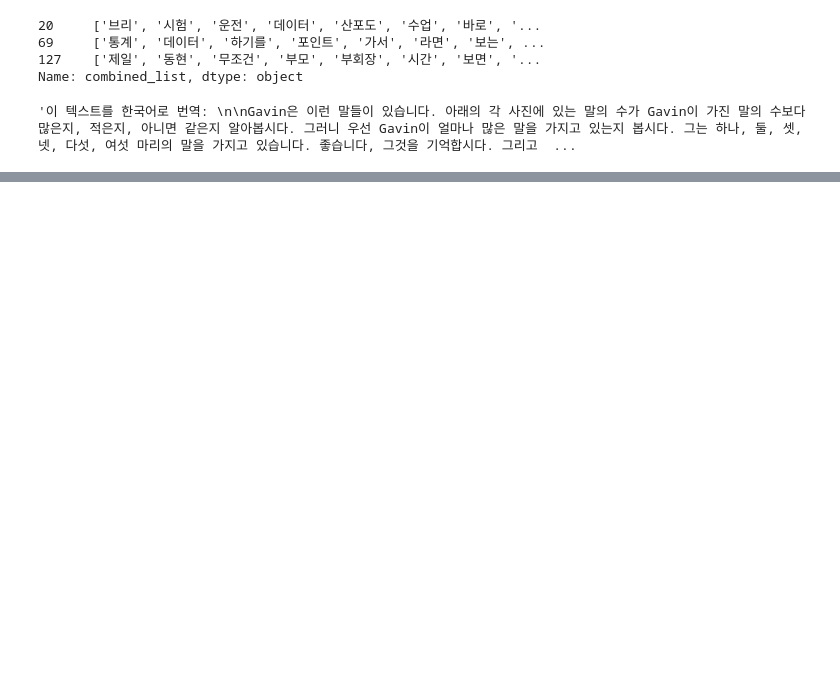
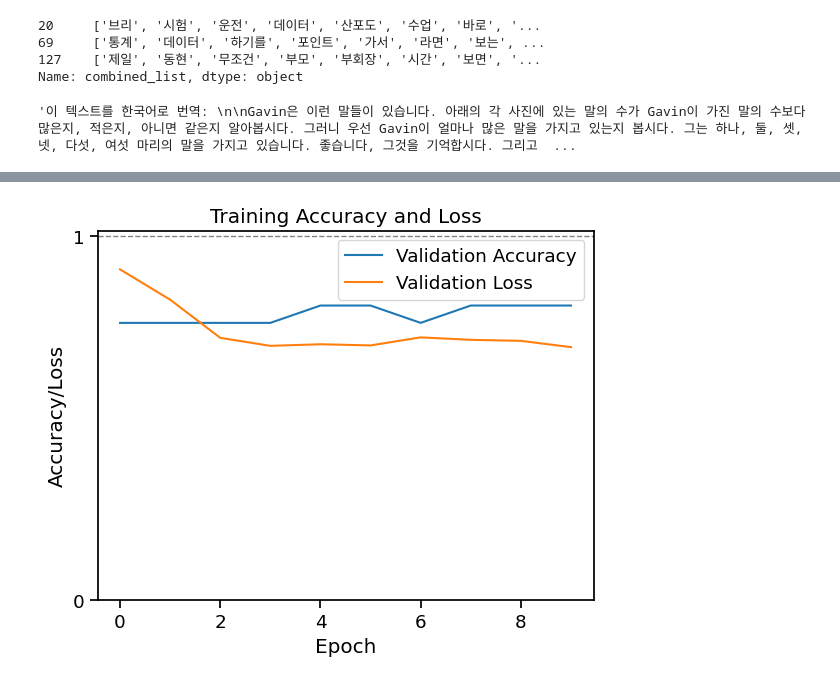
Before and after one commit to oxorudo/Chunjae_Bigdata_9th, a Jupyter notebook: 9.4~9.23/STT_summary_project/model_factory.ipynb, the cells around one changed output, grey strips where cells are left out. Cells and saved outputs as stored; diff of their text form; code cells hidden in the pictures; blank space fills up the shorter version.

```diff
--- a/9.4~9.23/STT_summary_project/model_factory.ipynb
+++ b/9.4~9.23/STT_summary_project/model_factory.ipynb
@@ -174,0 +171,12 @@ for i, text in enumerate(new_texts):
+# %%
+plt.plot(history.history['val_accuracy'], label='Validation Accuracy')
+plt.plot(history.history['val_loss'], label='Validation Loss')
+plt.title('Training Accuracy and Loss')
+plt.xlabel('Epoch')
+plt.ylabel('Accuracy/Loss')
+plt.axhline(y=1, color='gray', linestyle='--', linewidth=1)
+plt.yticks([0,1])
+plt.legend()
+plt.show()
+# %% [output]
+[figure, added]
```
Also changed, not shown: parts of 7 cells of this notebook, 6 other files.
